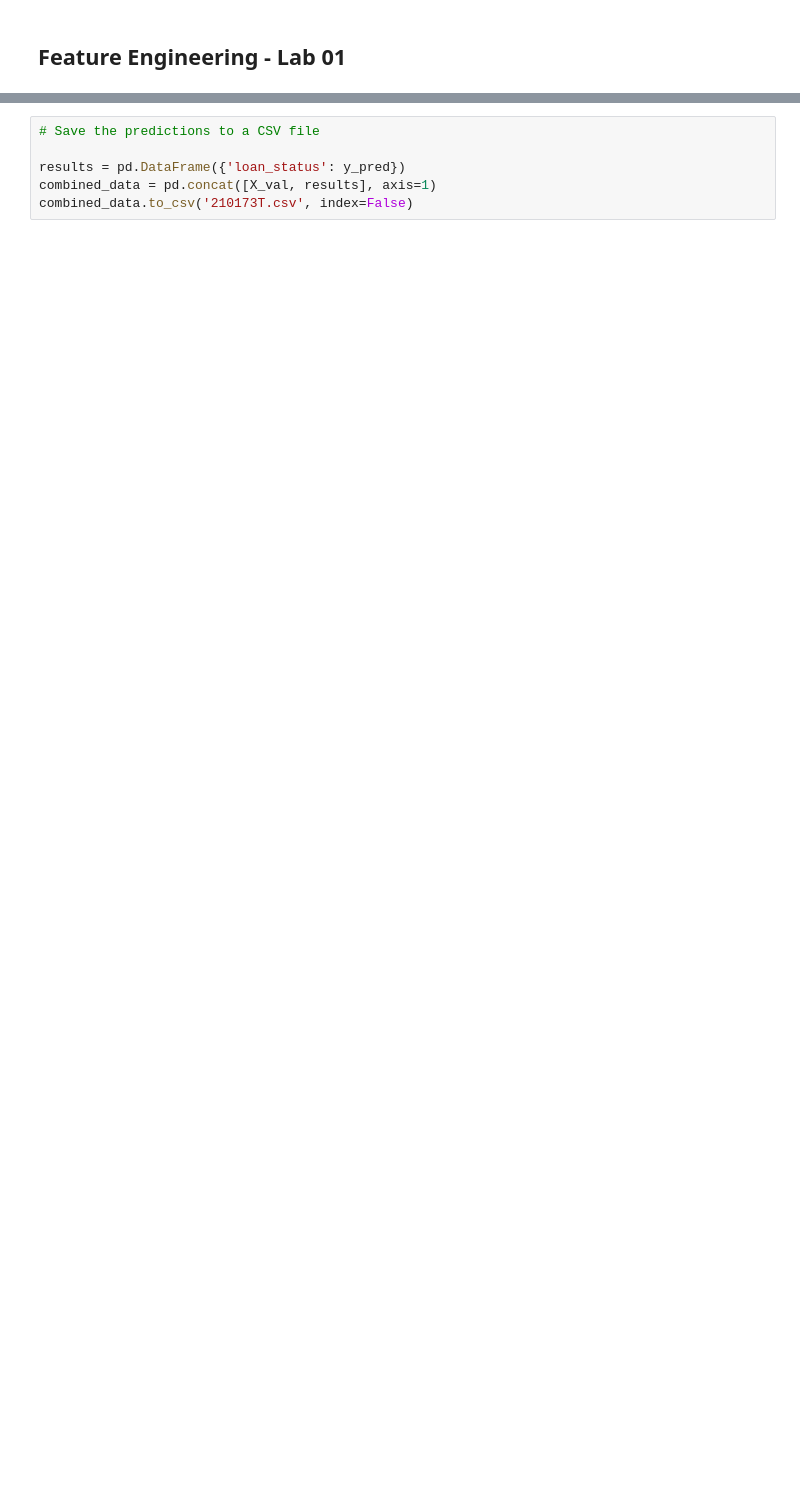
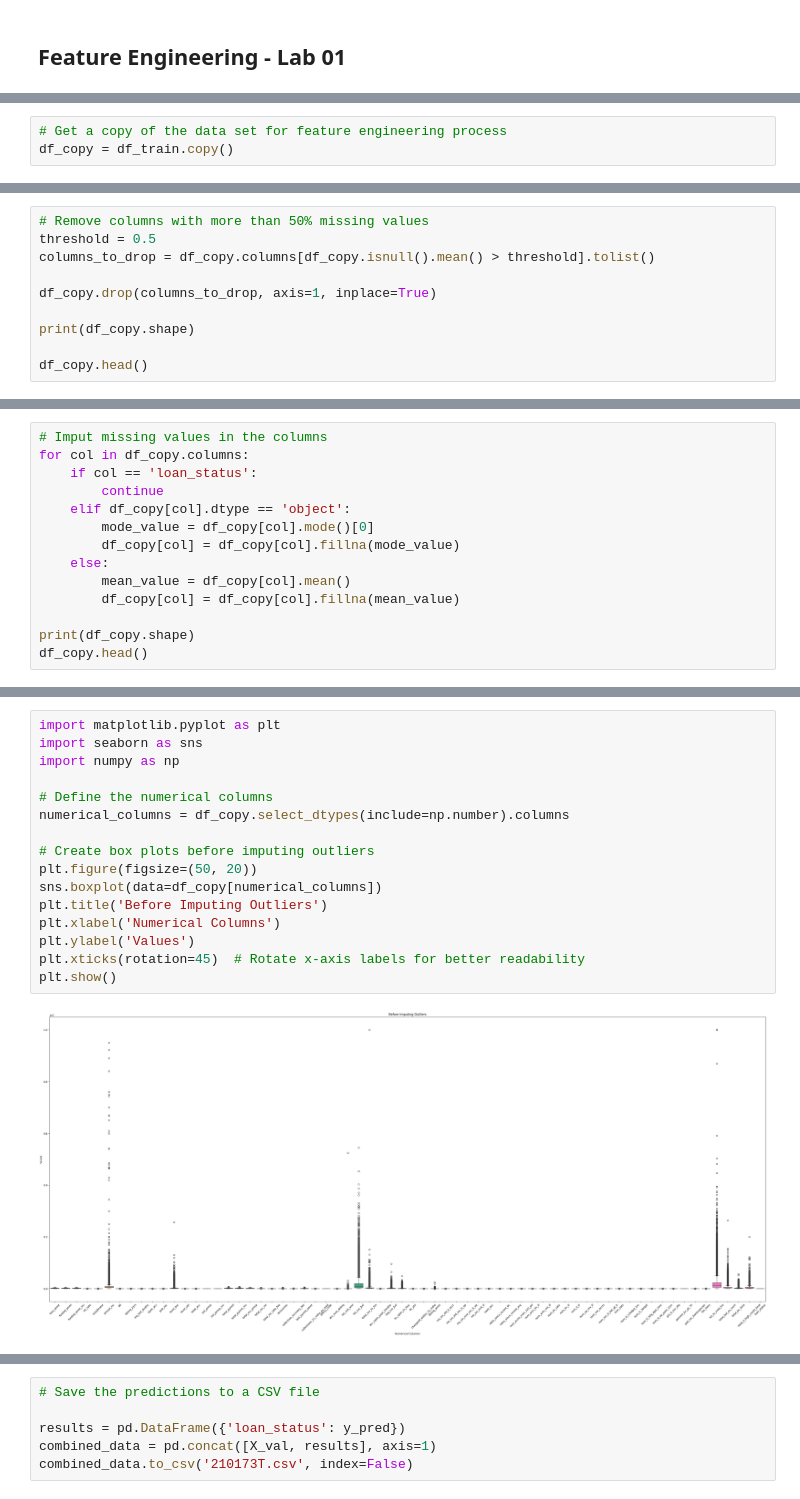
Before and after one commit to deshithagallage/ML---DS-Labs, a Jupyter notebook: Feature Engineering/Feature Engineerin Lab 01.ipynb, the cells around one changed output, grey strips where cells are left out. Drawn from its saved outputs; the diff is of its cells as text; blank space fills up the shorter version.

Commit message:
Feature selection

```diff
--- a/Feature Engineering/Feature Engineerin Lab 01.ipynb
+++ b/Feature Engineering/Feature Engineerin Lab 01.ipynb
@@ -298,0 +28,3 @@ print(mi_df)
+# %%
+# Get a copy of the data set for feature engineering process
+df_copy = df_train.copy()
@@ -298,0 +47,10 @@ print(mi_df)
+# %%
+# Remove columns with more than 50% missing values
+threshold = 0.5
+columns_to_drop = df_copy.columns[df_copy.isnull().mean() > threshold].tolist()
+
+df_copy.drop(columns_to_drop, axis=1, inplace=True)
+
+print(df_copy.shape)
+
+df_copy.head()
@@ -298,0 +66,14 @@ print(mi_df)
+# %%
+# Imput missing values in the columns
+for col in df_copy.columns:
+    if col == 'loan_status':
+        continue
+    elif df_copy[col].dtype == 'object':
+        mode_value = df_copy[col].mode()[0]
+        df_copy[col] = df_copy[col].fillna(mode_value)
+    else:
+        mean_value = df_copy[col].mean()
+        df_copy[col] = df_copy[col].fillna(mean_value)
+
+print(df_copy.shape)
+df_copy.head()
@@ -298,0 +89,18 @@ print(mi_df)
+# %%
+import matplotlib.pyplot as plt
+import seaborn as sns
+import numpy as np
+
+# Define the numerical columns
+numerical_columns = df_copy.select_dtypes(include=np.number).columns
+
+# Create box plots before imputing outliers
+plt.figure(figsize=(50, 20))
+sns.boxplot(data=df_copy[numerical_columns])
+plt.title('Before Imputing Outliers')
+plt.xlabel('Numerical Columns')
+plt.ylabel('Values')
+plt.xticks(rotation=45)  # Rotate x-axis labels for better readability
+plt.show()
+# %% [output]
+[figure, added]
```
Also changed, not shown: parts of 45 cells of this notebook, 1 other file.
